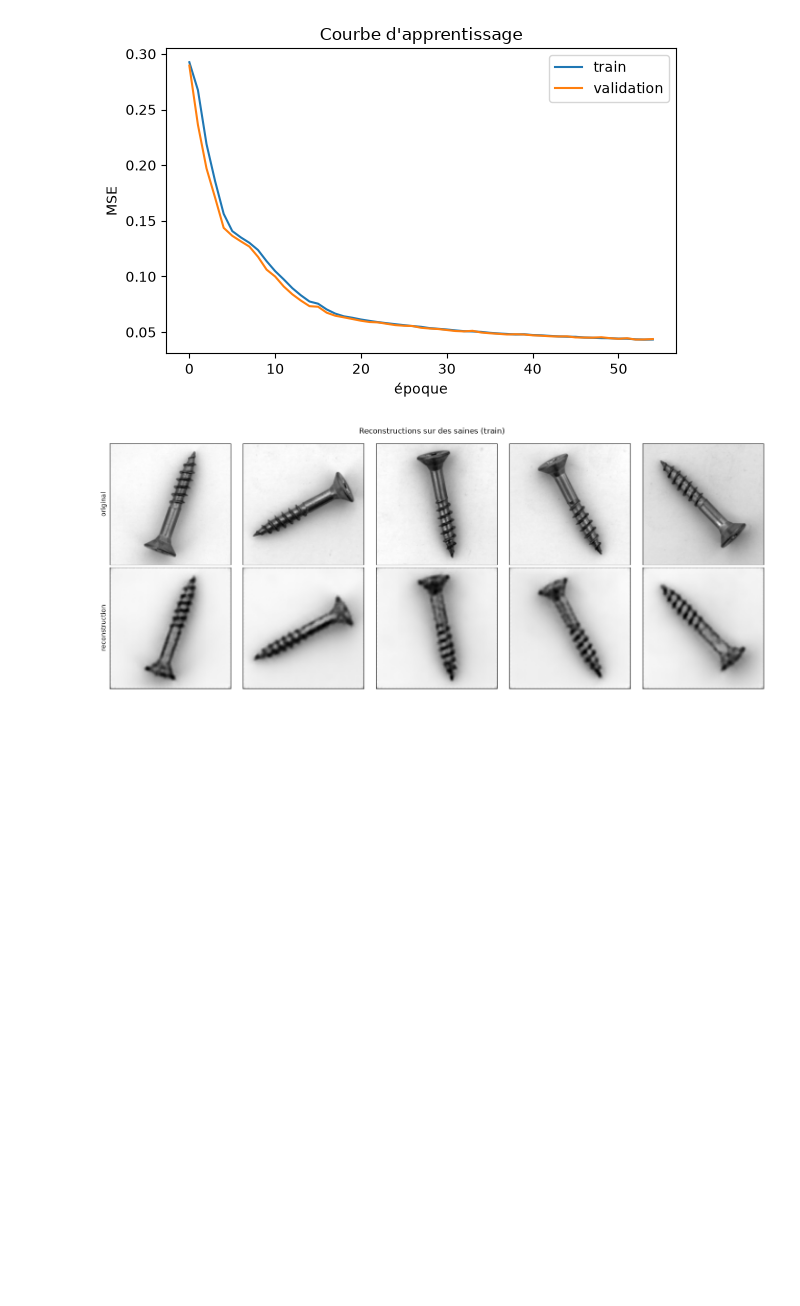
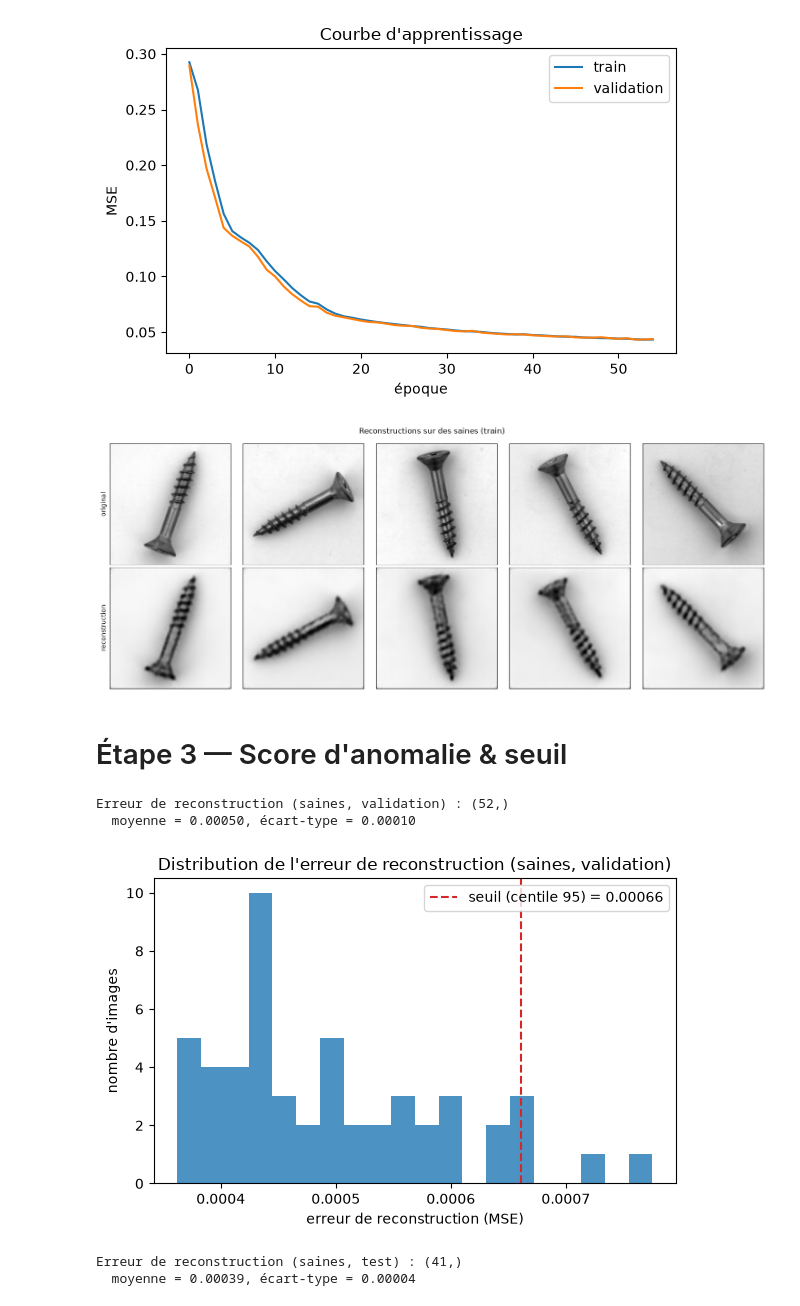
Before and after one commit to kenji21/indusense_tp, a Jupyter notebook: deep-learning/tp_deep_learning.ipynb, the cells around one changed output. Drawn from its saved outputs; the diff is of its cells as text; code cells hidden in the pictures; blank space fills up the shorter version.

```diff
--- a/deep-learning/tp_deep_learning.ipynb
+++ b/deep-learning/tp_deep_learning.ipynb
@@ -221,3 +221,44 @@ fig.tight_layout()
 plt.show()
 # %% [output]
 [figure]
+# %% [markdown]
+# Étape 3 — Score d'anomalie & seuil
+# %%
+VALIDATION_SPLIT = 0.2  # doit correspondre au validation_split utilisé dans le fit()
+
+# Keras prend les derniers `validation_split` % de X_train_norm comme validation (avant shuffle) :
+# on retrouve ce même sous-ensemble pour évaluer l'erreur de reconstruction.
+split_at = int(len(X_train_norm) * (1 - VALIDATION_SPLIT))
+X_val_norm = X_train_norm[split_at:]
+
+reconstructions_val = autoencoder.predict(X_val_norm, verbose=0)
+errors_val = np.mean((X_val_norm - reconstructions_val) ** 2, axis=(1, 2, 3))
+
+print('Erreur de reconstruction (saines, validation) :', errors_val.shape)
+print(f'  moyenne = {errors_val.mean():.5f}, écart-type = {errors_val.std():.5f}')
+# %% [output]
+Erreur de reconstruction (saines, validation) : (52,)
+  moyenne = 0.00050, écart-type = 0.00010
+# %%
+threshold_p95 = np.percentile(errors_val, 95)
+
+plt.figure(figsize=(6, 4))
+plt.hist(errors_val, bins=20, color='tab:blue', alpha=0.8)
+plt.axvline(threshold_p95, color='tab:red', linestyle='--', label=f'seuil (centile 95) = {threshold_p95:.5f}')
+plt.xlabel('erreur de reconstruction (MSE)')
+plt.ylabel("nombre d'images")
+plt.title("Distribution de l'erreur de reconstruction (saines, validation)")
+plt.legend()
+plt.tight_layout()
+plt.show()
+# %% [output]
+[figure, added]
+# %%
+reconstructions_test_good = autoencoder.predict(test_good_norm, verbose=0)
+errors_test_good = np.mean((test_good_norm - reconstructions_test_good) ** 2, axis=(1, 2, 3))
+
+print('Erreur de reconstruction (saines, test) :', errors_test_good.shape)
+print(f'  moyenne = {errors_test_good.mean():.5f}, écart-type = {errors_test_good.std():.5f}')
+# %% [output]
+Erreur de reconstruction (saines, test) : (41,)
+  moyenne = 0.00039, écart-type = 0.00004
```
Also changed, not shown: parts of 1 cell of this notebook.
